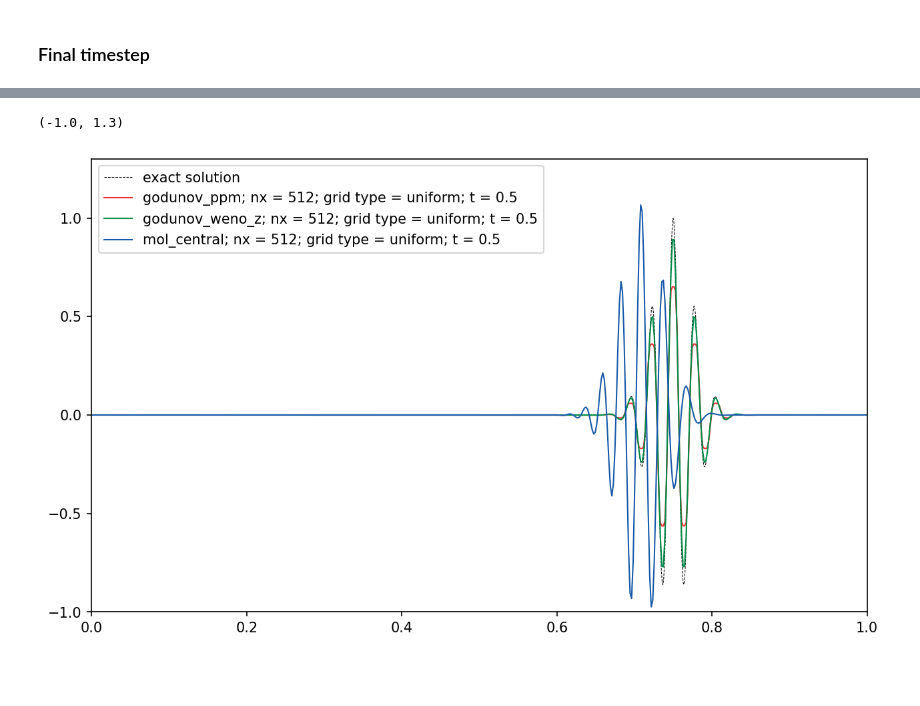
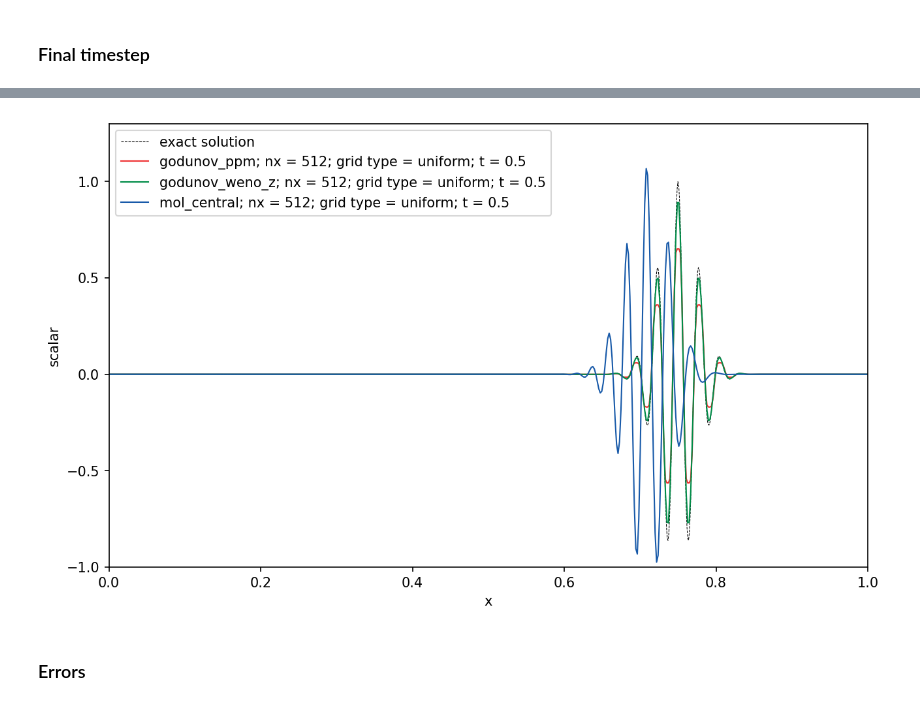
Before and after one commit to diederikb/nrel_jupyter_notebooks, a Jupyter notebook: postprocess_scalar_advection_RMFM_figures.ipynb, the cells around one changed output, grey strips where cells are left out. Cells and saved outputs as stored; diff of their text form; code cells hidden in the pictures; blank space fills up the shorter version.

```diff
--- a/postprocess_scalar_advection_RMFM_figures.ipynb
+++ b/postprocess_scalar_advection_RMFM_figures.ipynb
@@ -309,4 +326,8 @@ postprocess_dist('yalla2021/eta_2',-1,root_dir,['godunov_ppm','godunov_weno_z','
 ax.legend()
 ax.set_xlim([0,1])
 ax.set_ylim([-1.0,1.3])
+ax.set_xlabel('x')
+ax.set_ylabel('scalar')
+
+fig.savefig('4c-scalar_advection_uniform_final_godunov_ppm_weno_z_mol_central.png')
 # %% [output]
@@ -325,2 +346,3 @@ yt : [INFO     ] 2022-08-06 22:44:55,305 Parameters: domain_right_edge         =
-(-1.0, 1.3)
-[figure, old version]
+[figure, new version]
+# %% [markdown]
+### Errors
```
Also changed, not shown: parts of 11 cells of this notebook, 9 other files.
